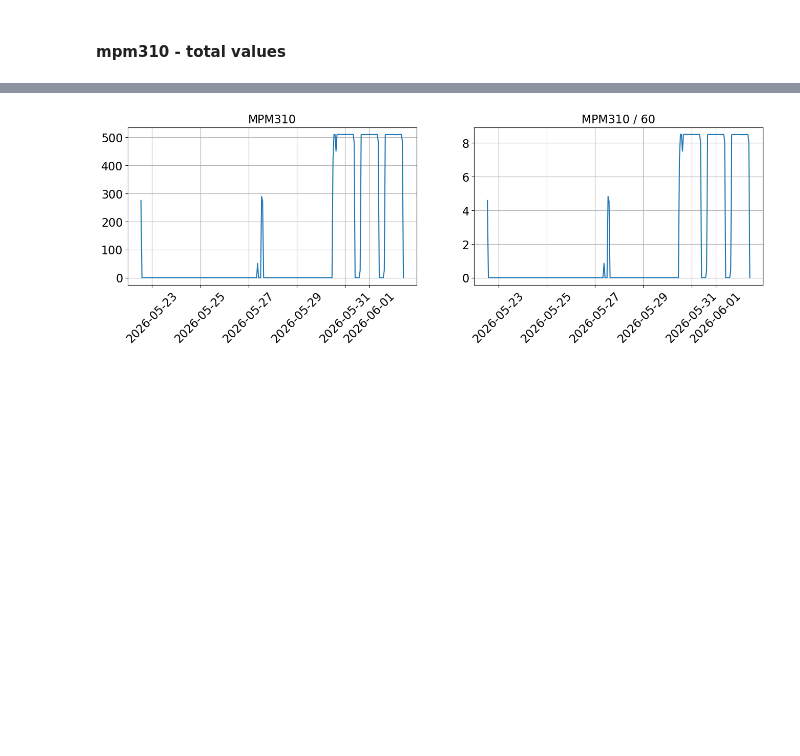
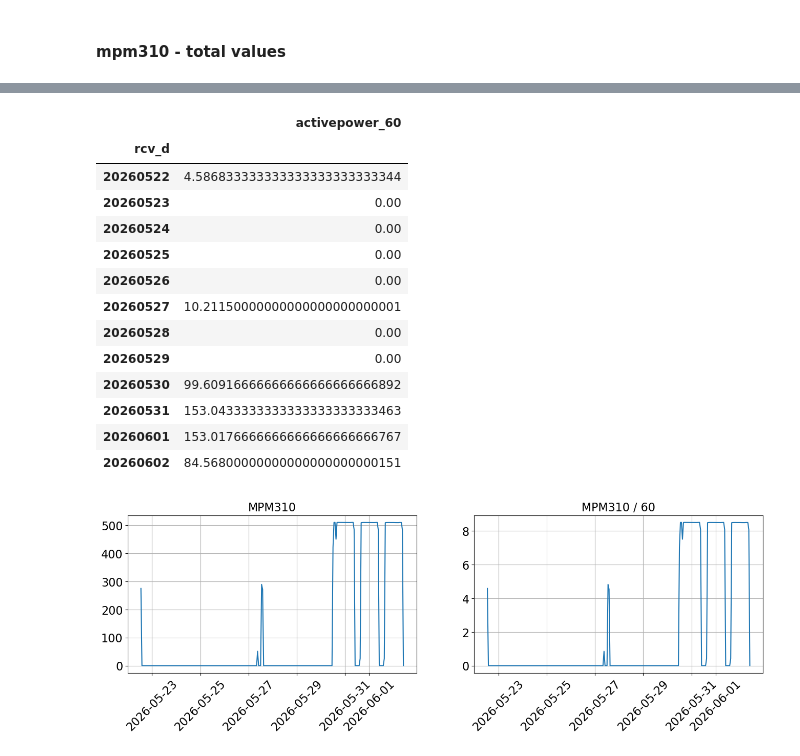
Before and after one commit to formegusto/sanggwan-dashboard-core, a Jupyter notebook: notebook/00.상관동 데이터 확인.ipynb, the cells around one changed output, grey strips where cells are left out. Cells and saved outputs as stored; diff of their text form; code cells hidden in the pictures; blank space fills up the shorter version.

```diff
--- a/notebook/00.상관동 데이터 확인.ipynb
+++ b/notebook/00.상관동 데이터 확인.ipynb
@@ -136,3 +136,21 @@ df_310
+# %%
+df_310["rcv_d"] = df_310["rcv_dt"].dt.strftime("%Y%m%d")
+df_310.groupby("rcv_d")[["activepower_60"]].sum()
+# %% [output]
+|  | activepower_60 |
+| rcv_d |  |
+| 20260522 | 4.586833333333333333333333344 |
+| 20260523 | 0.00 |
+| 20260524 | 0.00 |
+| 20260525 | 0.00 |
+| 20260526 | 0.00 |
+| 20260527 | 10.21150000000000000000000001 |
+| 20260528 | 0.00 |
+| 20260529 | 0.00 |
+| 20260530 | 99.60916666666666666666666892 |
+| 20260531 | 153.0433333333333333333333463 |
+| 20260601 | 153.0176666666666666666666767 |
+| 20260602 | 84.56800000000000000000000151 |
 # %%
 agg_310 = df_310.groupby("rcv_h")[["activepower", "activepower_60"]].sum()
 
```
Also changed, not shown: parts of 9 cells of this notebook.
